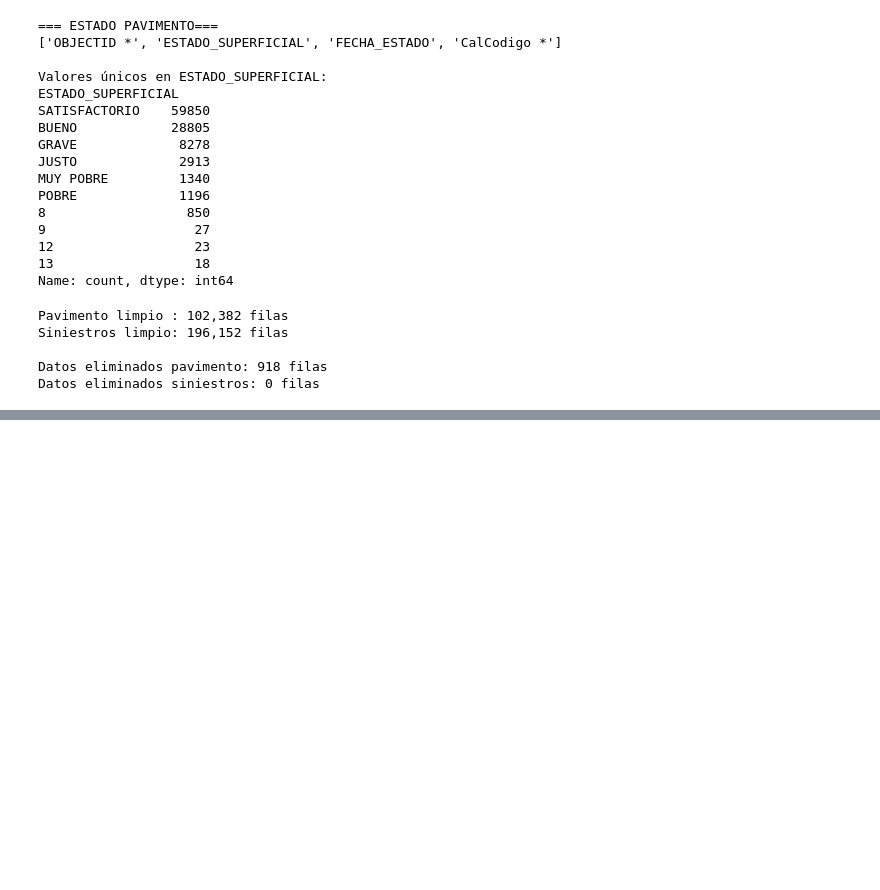
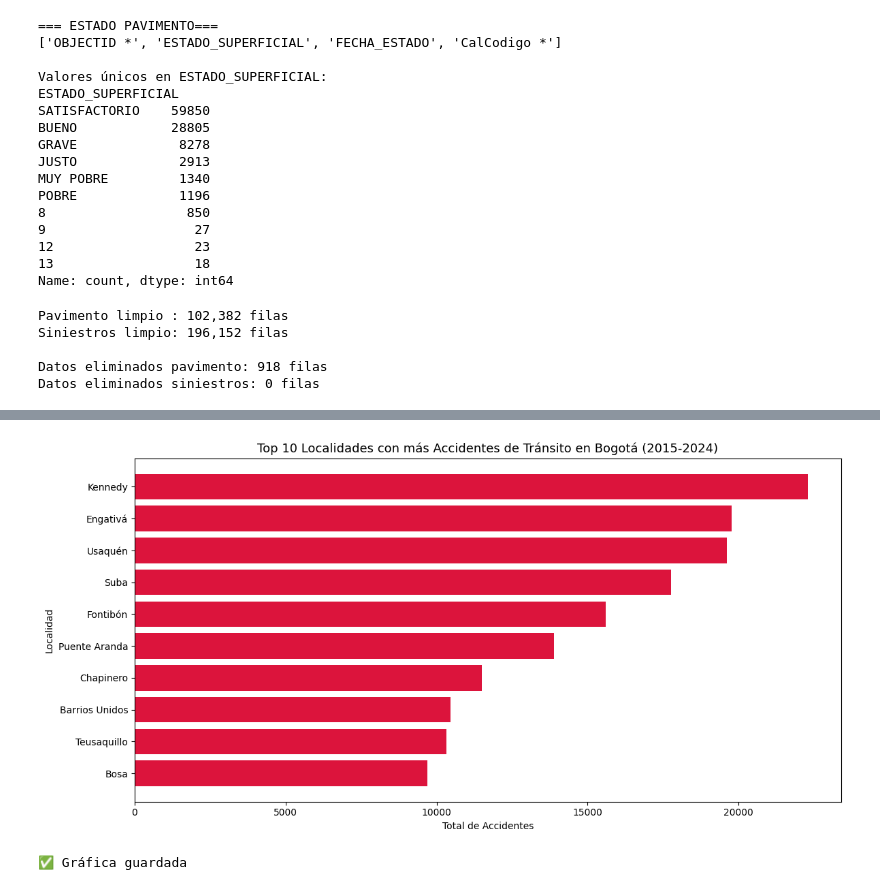
Before and after one commit to jforero-ds/Portafolio-data-science, a Jupyter notebook: proyecto-1-infraestructura-bogota/02_Scripts/analisis.ipynb, the cells around one changed output, grey strips where cells are left out. Drawn from its saved outputs; the diff is of its cells as text; code cells hidden in the pictures; blank space fills up the shorter version.

```diff
--- a/proyecto-1-infraestructura-bogota/02_Scripts/analisis.ipynb
+++ b/proyecto-1-infraestructura-bogota/02_Scripts/analisis.ipynb
@@ -72,3 +72,10 @@ Siniestros limpio: 196,152 filas
 
 Datos eliminados pavimento: 918 filas
 Datos eliminados siniestros: 0 filas
+# %%
+#Celda 6 - Accidentes por localidad
+accidentes_localidad = df_siniestros_limpio.groupby('CODIGO_LOCALIDAD').size().reset_index()
+accidentes_localidad.columns = ['CODIGO_LOCALIDAD', 'TOTAL_ACCIDENTES']
+accidentes_localidad = accidentes_localidad.sort_values('TOTAL_ACCIDENTES', ascending=False)
+
+print(accidentes_localidad.head(10))
@@ -74,0 +94,12 @@ Datos eliminados siniestros: 0 filas
+# %%
+#Celda 7 - Agregar nombres ded localidades
+nombres_localidades = {
+1: 'Usaquén', 2: 'Chapinero', 3: 'Santa Fe', 4: 'San Cristóbal',
+    5: 'Usme', 6: 'Tunjuelito', 7: 'Bosa', 8: 'Kennedy',
+    9: 'Fontibón', 10: 'Engativá', 11: 'Suba', 12: 'Barrios Unidos',
+    13: 'Teusaquillo', 14: 'Mártires', 15: 'Antonio Nariño', 16: 'Puente Aranda',
+    17: 'Candelaria', 18: 'Rafael Uribe', 19: 'Ciudad Bolívar', 20: 'Sumapaz'
+}
+
+accidentes_localidad['NOMBRE_LOCALIDAD'] = accidentes_localidad['CODIGO_LOCALIDAD'].map(nombres_localidades)
+print(accidentes_localidad.head(10))
@@ -74,0 +118,15 @@ Datos eliminados siniestros: 0 filas
+# %%
+#Celda 8 - Gráfica de accidentes por localidad
+plt.figure(figsize=(12, 6))
+datos_grafica = accidentes_localidad.head(10).sort_values('TOTAL_ACCIDENTES')
+plt.barh(datos_grafica['NOMBRE_LOCALIDAD'], datos_grafica['TOTAL_ACCIDENTES'], color='crimson')
+plt.title('Top 10 Localidades con más Accidentes de Tránsito en Bogotá (2015-2024)', fontsize=13)
+plt.xlabel('Total de Accidentes')
+plt.ylabel('Localidad')
+plt.tight_layout()
+plt.savefig(r'C:\Users\jason\OneDrive\Documentos\GitHub\Portafolio-data-science\proyecto-1-infraestructura-bogota\grafica_accidentes_localidad.png', dpi=150)
+plt.show()
+print("✅ Gráfica guardada")
+# %% [output]
+[figure, added]
+✅ Gráfica guardada
```
Also changed, not shown: parts of 2 cells of this notebook.
